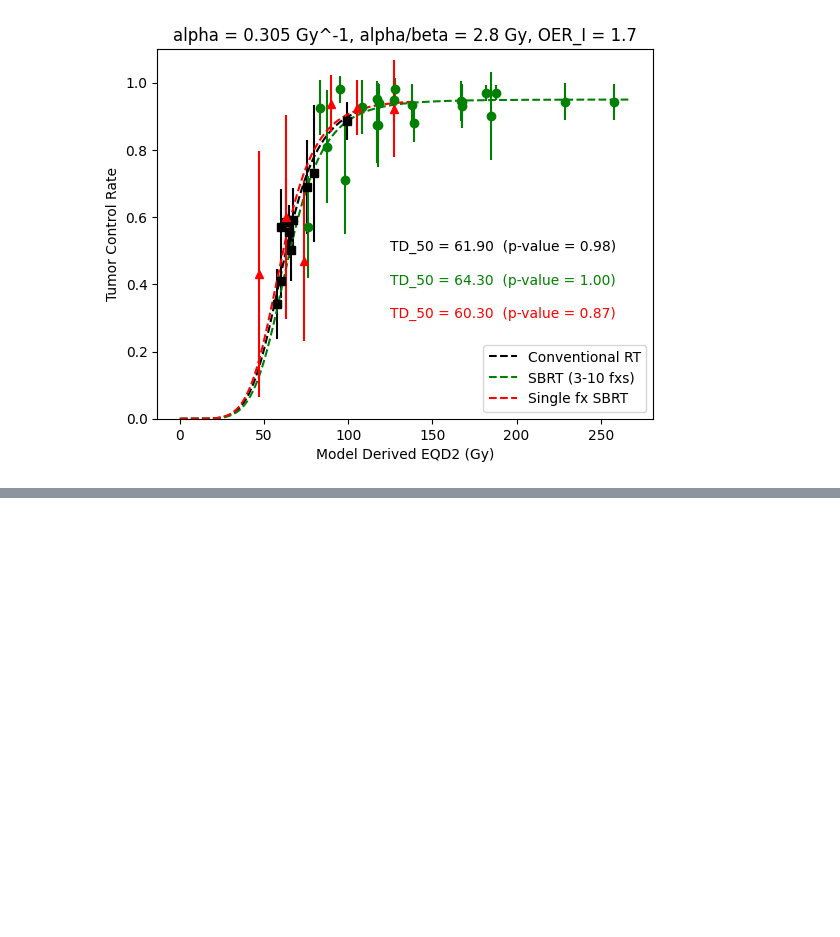
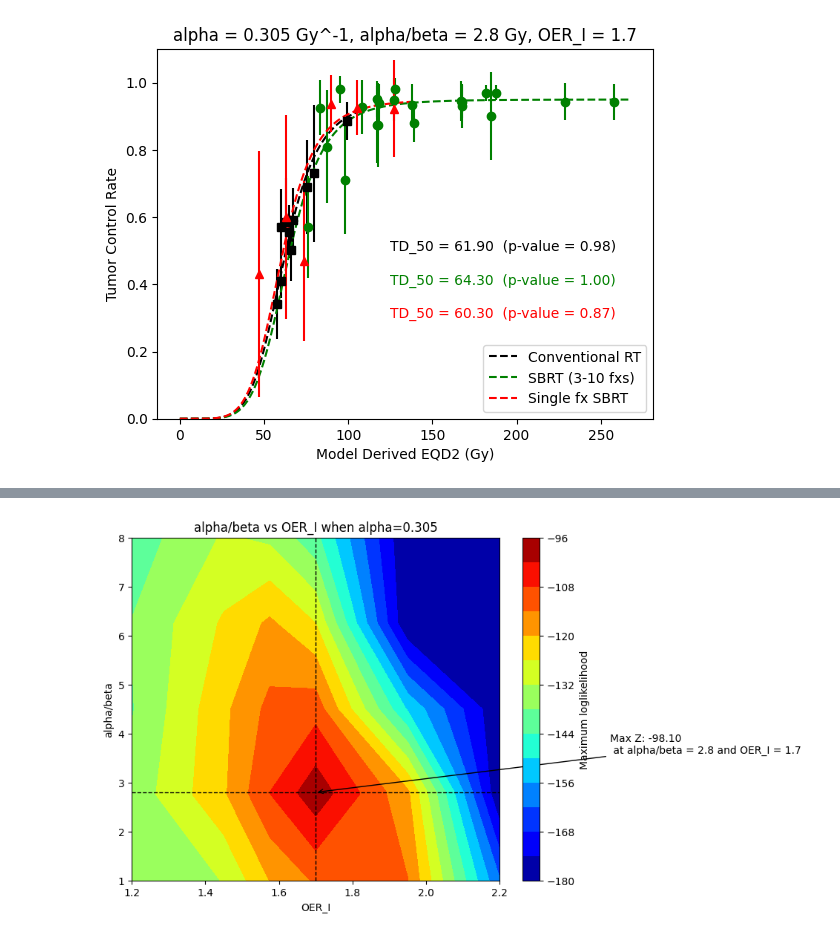
Before and after one commit to susanne104/MSK, a Jupyter notebook: MLEpython1.ipynb, the cells around one changed output, grey strips where cells are left out. Saved outputs shown, nothing was run; the diff lists cells and outputs as text; code cells hidden in the pictures; blank space fills up the shorter version.

```diff
--- a/MLEpython1.ipynb
+++ b/MLEpython1.ipynb
@@ -1760,0 +1829,90 @@ plt.show()
+# %%
+import matplotlib.pyplot as plt
+import numpy as np
+from numpy.ma import masked_where
+
+# Data points
+y = [1, 2.75, 2.8, 4.5, 6.25, 8] #1.875, 3.625,  5.375, 7.125
+x = [1.2, 1.45, 1.575, 1.7, 1.95, 2.2]
+data = [
+    (1, 1.2, -137.1958686612035),
+    (1, 1.45, -131.7934895365754),
+    (1, 1.575, -119.88568340427967),
+    (1, 1.7, -113.19106629745473),
+    (1, 1.95, -113.81329881216486),
+    (1, 2.2, -161.40479661342297),
+    (2.75, 1.2, -135.9367211666191),
+    (2.75, 1.45, -120.93951768882827),
+    (2.75, 1.575, -108.25954956463889),
+    (2.75, 1.7, -98.35219428852476),
+    (2.75, 1.95, -118.67793462927978),
+    (2.75, 2.2, -179.47863663903925),
+    (2.8, 1.2, -135.97186013148234),
+    (2.8, 1.45, -120.95611478422616),
+    (2.8, 1.575, -108.00208214842641),
+    (2.8, 1.7, -98.10336913463381),
+    (2.8, 1.95, -118.74825751067343),
+    (2.8, 2.2, -179.9543931731627),
+    (4.5, 1.2, -138.43786012528392),
+    (4.5, 1.45, -121.39236508553255),
+    (4.5, 1.575, -112.2767561145915),
+    (4.5, 1.7, -110.31027481186655),
+    (4.5, 1.95, -150.68187901120464),
+    (4.5, 2.2, -179.36351036361185),
+    (6.25, 1.2, -137.78220536977577),
+    (6.25, 1.45, -125.17059536520573),
+    (6.25, 1.575, -118.90293469591502),
+    (6.25, 1.7, -125.977974904504),
+    (6.25, 1.95, -179.68861591419397),
+    (6.25, 2.2, -179.20689419678456),
+    (8, 1.2, -141.407416046491),
+    (8, 1.45, -131.3448370028925),
+    (8, 1.575, -133.21814153397327),
+    (8, 1.7, -142.14905847402633),
+    (8, 1.95, -179.9347117970044),
+    (8, 2.2, -179.8575396940779),
+
+]
+
+# Extract x, y, and z values
+y_values = [point[0] for point in data]
+x_values = [point[1] for point in data]
+z_values = [point[2] for point in data]
+
+# Create a grid of x and y values
+x_grid, y_grid = np.meshgrid(x, y)
+
+# Reshape z_values to match the grid dimensions
+z_grid = np.reshape(z_values, (len(y), len(x)))
+
+# Create a contour plot with a color map
+plt.figure(figsize=(8, 6))
+contour = plt.contourf(x_grid, y_grid, z_grid, levels=15, cmap='jet')
+
+# Add a color bar legend
+cbar = plt.colorbar(contour)
+cbar.set_label('Maximum loglikelihood')
+
+# Find the maximum Z value
+max_z = max(z_values)
+
+
+# Label the maximum Z value
+max_x = x_values[z_values.index(max_z)]
+max_y = y_values[z_values.index(max_z)]
+plt.annotate(f'Max Z: {max_z:.2f} \n at alpha/beta = {max_y} and OER_I = {max_x}', xy=(max_x, max_y), xytext=(max_x + 0.8, max_y + 0.8),
+             arrowprops=dict(arrowstyle='->'))
+
+# Add vertical and horizontal lines (crosshairs) through the maximum point
+plt.axvline(x=max_x, color='k', linestyle='--', linewidth=1)
+plt.axhline(y=max_y, color='k', linestyle='--', linewidth=1)
+
+# Add labels
+plt.xlabel('OER_I')
+plt.ylabel('alpha/beta')
+plt.title('alpha/beta vs OER_I when alpha=0.305')
+
+# Show the plot
+plt.show()
+# %% [output]
+[figure, added]
```
Also changed, not shown: parts of 25 cells of this notebook.
